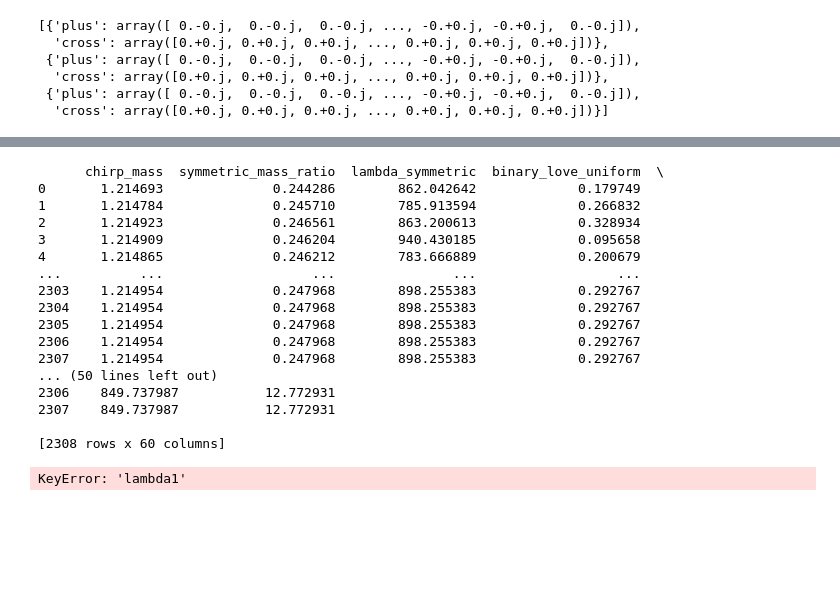
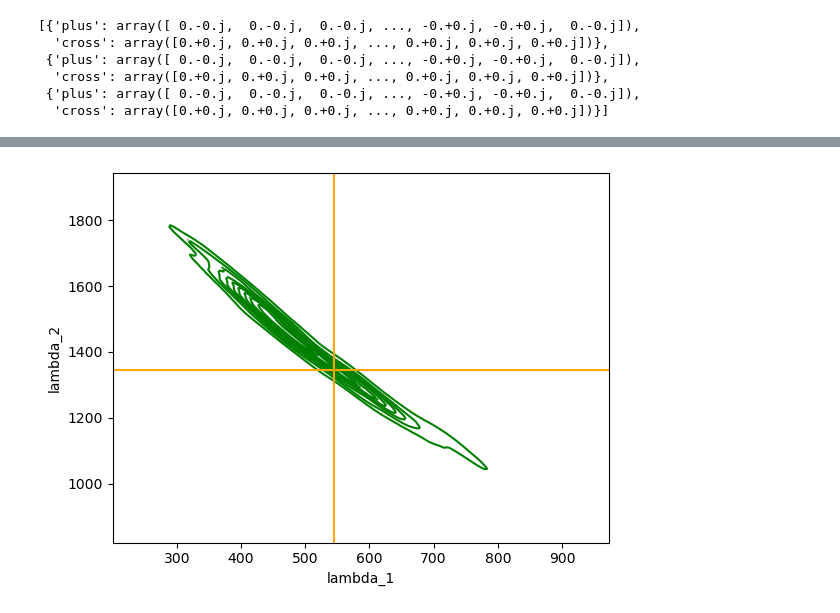
Before and after one commit to daniellmarc/Binary_Love, a Jupyter notebook: binary_love_Symm/Binary_love_Symm.ipynb, the cells around one changed output, grey strips where cells are left out. Cells and saved outputs as stored; diff of their text form; code cells hidden in the pictures; blank space fills up the shorter version.

Commit message:
lambda1 and lambda2 changes

```diff
--- a/binary_love_Symm/Binary_love_Symm.ipynb
+++ b/binary_love_Symm/Binary_love_Symm.ipynb
@@ -259,23 +260,3 @@ ln_bayes_factor: 1404.483 +/-  0.446
 # plt.scatter(lambda_1, lambda_2, color = 'orange')
 
 # plt.show()
-# %%
-print(result.posterior)
-# %% [output]
-      chirp_mass  symmetric_mass_ratio  lambda_symmetric  binary_love_uniform  \
-0       1.214693              0.244286        862.042642             0.179749
-1       1.214784              0.245710        785.913594             0.266832
-2       1.214923              0.246561        863.200613             0.328934
-3       1.214909              0.246204        940.430185             0.095658
-4       1.214865              0.246212        783.666889             0.200679
-...          ...                   ...               ...                  ...
-2303    1.214954              0.247968        898.255383             0.292767
-2304    1.214954              0.247968        898.255383             0.292767
-2305    1.214954              0.247968        898.255383             0.292767
-2306    1.214954              0.247968        898.255383             0.292767
-2307    1.214954              0.247968        898.255383             0.292767
-... (50 lines left out)
-2306    849.737987           12.772931
-2307    849.737987           12.772931
-
-[2308 rows x 60 columns]
@@ -282,16 +266,15 @@ print(result.posterior)
 # %%
-sns.kdeplot( x=result.posterior['lambda1'], y=result.posterior['lambda2'],color = 'green', label='Binary_love_&_LambdaSymm')
+sns.kdeplot( x=result.posterior['lambda_1'], y=result.posterior['lambda_2'],color = 'green', label='Binary_love_&_LambdaSymm')
 
 #lambda 2 y
-plt.axhline(y= result.injection_parameters['lambda_2'] , color="orange", linestyle="-")
-#lambda 1 x
+plt.axhline(y=result.injection_parameters['lambda_2'], color="orange", linestyle="-")
+#lambda 2 x
 plt.axvline(x= result.injection_parameters['lambda_1'], color="orange")
 #Add the point
-plt.scatter(result.injection_parameters['lambda_1'], result.injection_parameters['lambda_2'], color = 'orange')
-
-# plt.show()
+plt.scatter(result.injection_parameters['lambda_1'], result.injection_parameters['lambda_2'],color = 'orange')
+plt.show()
 # %% [output]
-KeyError: 'lambda1'
+[figure, added]
 # %%
 # Wanted to see if the result of lambda_antisymmetric and lambda_symmetric exists
 # print(result.posterior)
```
Also changed, not shown: parts of 4 cells of this notebook.
